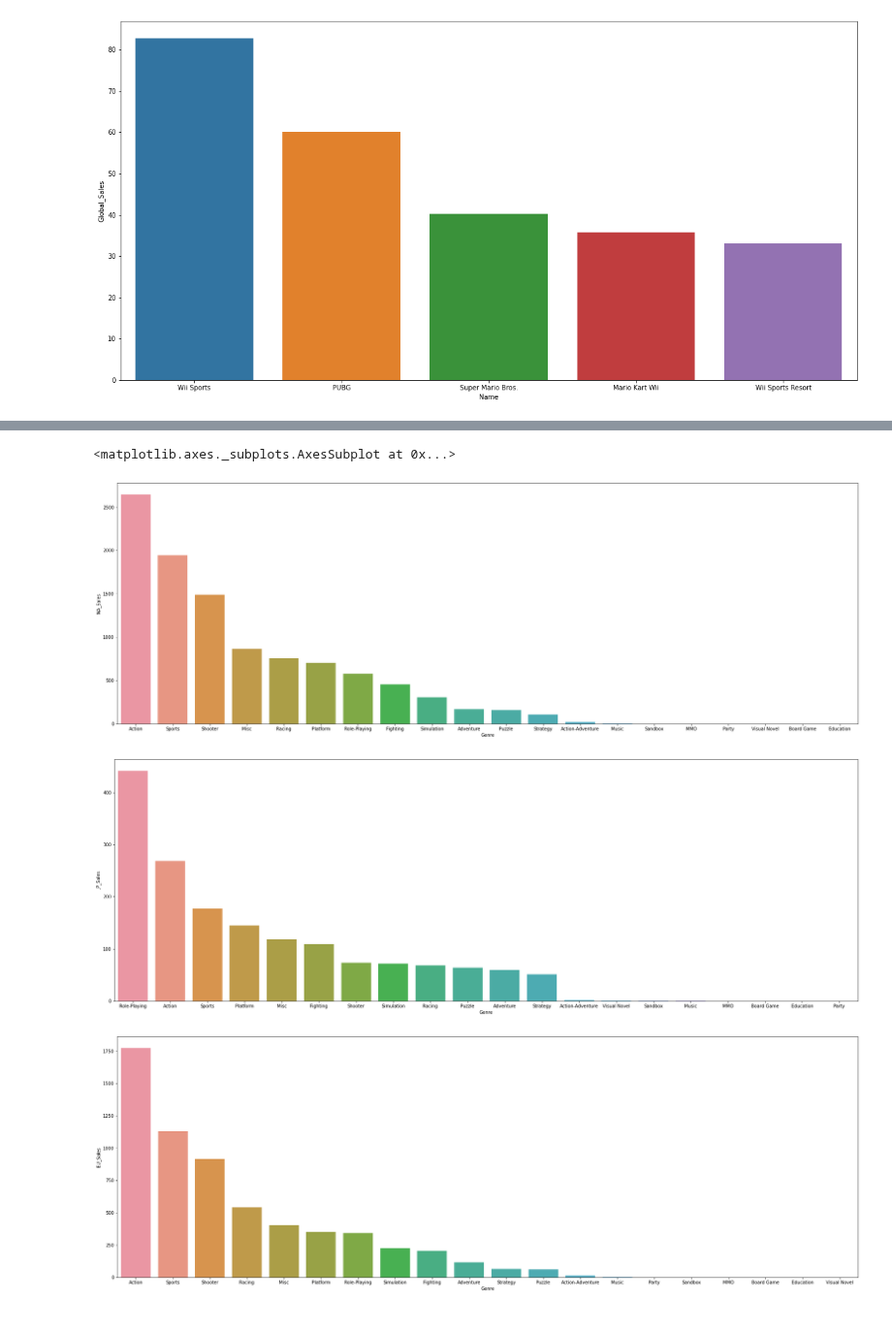
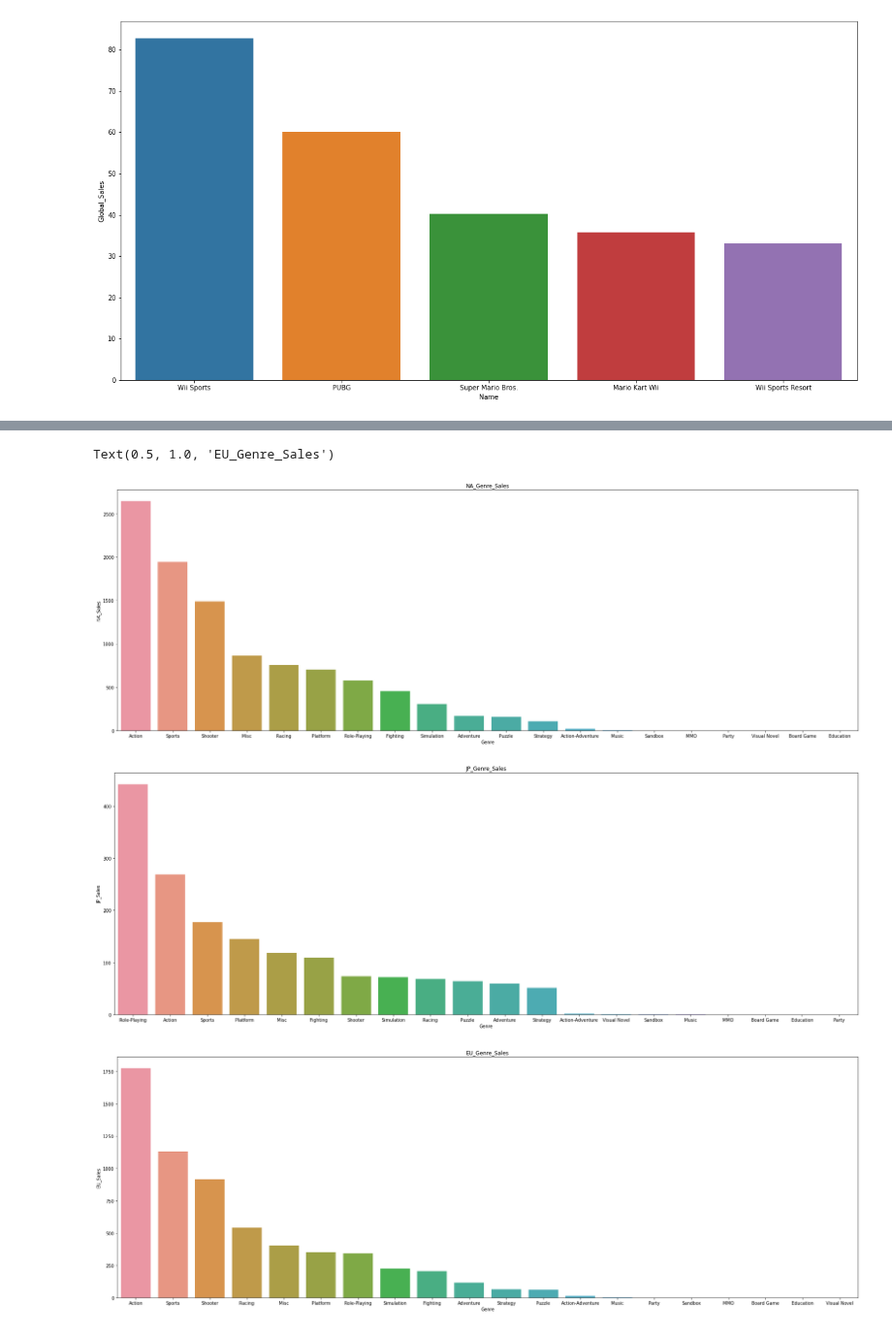
Before and after one commit to Georgia-MAX-holic/Footprints, a Jupyter notebook: PJ/game_sale/New/Game_Sales.ipynb, the cells around one changed output, grey strips where cells are left out. Shown at 97% size. Drawn from its saved outputs; the diff is of its cells as text; code cells hidden in the pictures.

```diff
--- a/PJ/game_sale/New/Game_Sales.ipynb
+++ b/PJ/game_sale/New/Game_Sales.ipynb
@@ -10,6 +17,11 @@ drive.mount('/content/drive')
 filetitle = '/content/drive/My Drive/cpding/asdf/Game_data_EDA.csv'
 
 df = pd.read_csv(filetitle)
+
+def SNS_BAR_PLOT(X, Y ,TITLE, DATA):
+  plt.figure(figsize=(30,10))
+  graph = sns.barplot(x=X, y=Y, data=DATA).set_title(TITLE)
+  return graph
 # %% [output]
 Looking in indexes: https://pypi.org/simple, https://us-python.pkg.dev/colab-wheels/public/simple/
 Requirement already satisfied: category_encoders in /usr/local/lib/python3.8/dist-packages (2.6.0)
@@ -94,8 +115,3 @@ df_Genre = df_Genre.sort_values(by="Global_Sales", ascending=False).reset_index(
 import matplotlib.pyplot as plt
 import seaborn as sns
 release_date_sale =  df[["Year","Global_Sales"]].groupby('Year')['Global_Sales'].sum().reset_index()
-# %%
-def SNS_BAR_PLOT(X, Y , DATA):
-  plt.figure(figsize=(30,10))
-  graph = sns.barplot(x=X, y=Y, data=DATA)
-  return graph
@@ -197,10 +213,10 @@ comp_map
 # %%
-SNS_BAR_PLOT("Genre","NA_Sales",comp_map.sort_values(by="NA_Sales",ascending=False))
 
-SNS_BAR_PLOT("Genre","JP_Sales",comp_map.sort_values(by="JP_Sales",ascending=False))
-SNS_BAR_PLOT("Genre","EU_Sales",comp_map.sort_values(by="EU_Sales",ascending=False))
+SNS_BAR_PLOT("Genre","NA_Sales","NA_Genre_Sales" ,comp_map.sort_values(by="NA_Sales",ascending=False))
+SNS_BAR_PLOT("Genre","JP_Sales","JP_Genre_Sales" ,comp_map.sort_values(by="JP_Sales",ascending=False))
+SNS_BAR_PLOT("Genre","EU_Sales","EU_Genre_Sales",comp_map.sort_values(by="EU_Sales",ascending=False))
 # %% [output]
-<matplotlib.axes._subplots.AxesSubplot at 0x...>
+Text(0.5, 1.0, 'EU_Genre_Sales')
-[figure, old version]
+[figure, new version]
-[figure, old version]
+[figure, new version]
-[figure, old version]
+[figure, new version]
```
Also changed, not shown: parts of 63 cells of this notebook.
